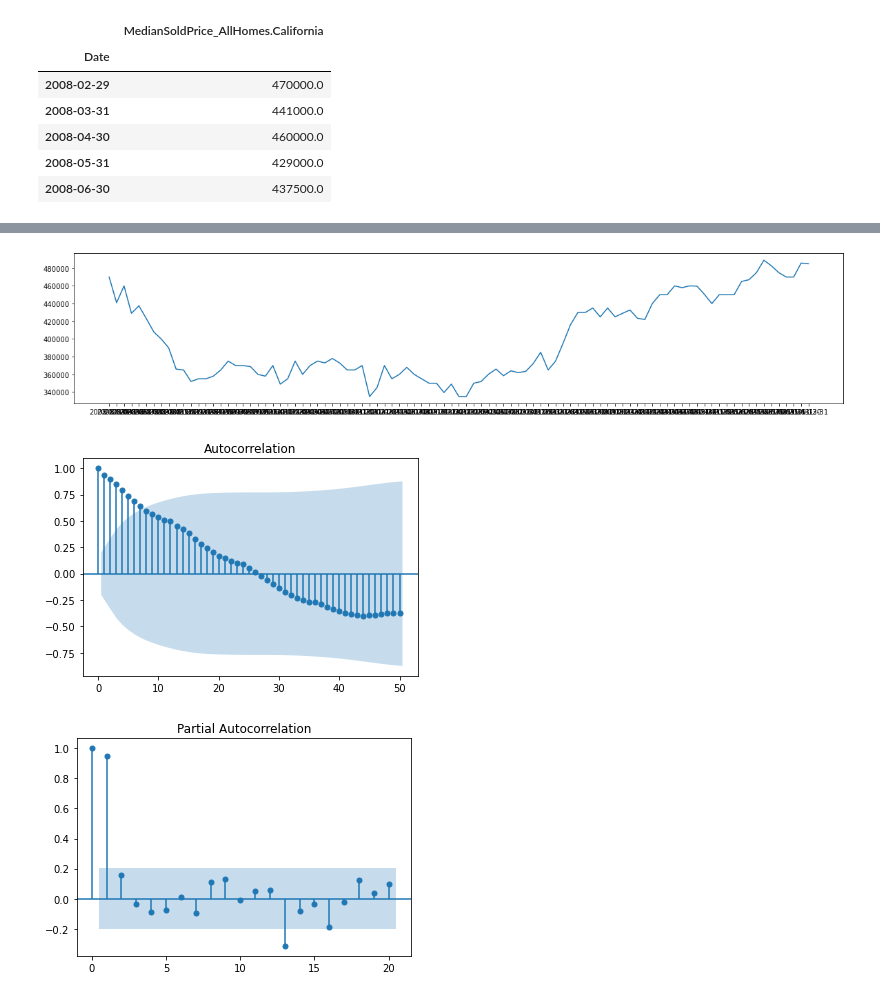
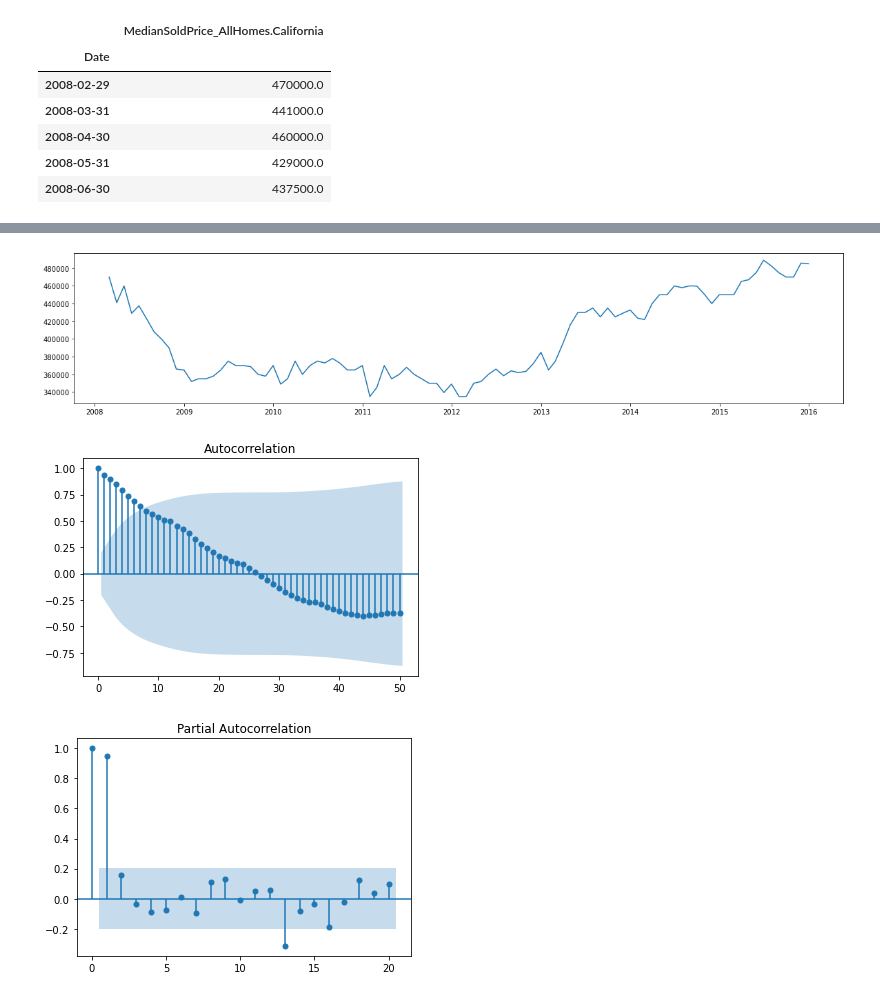
Before and after one commit to camilochaves10/time-series-group-project, a Jupyter notebook: time_series_group_project.ipynb, the cells around one changed output, grey strips where cells are left out. Drawn from its saved outputs; the diff is of its cells as text; code cells hidden in the pictures.

```diff
--- a/time_series_group_project.ipynb
+++ b/time_series_group_project.ipynb
@@ -98,15 +128,19 @@ median_price_df.isnull()
 # %%
-median_price_df=median_price_df.dropna()
+df_train=median_price_df.dropna()
+df_test=median_price_df[-12:]
+# %%
+df_train.index = pd.to_datetime(df_train.index)
+df_test.index = pd.to_datetime(df_test.index)
 # %%
 fig,ax=plt.subplots(figsize=(20,4))
-ax.plot(median_price_df)
+ax.plot(df_train)
 plt.show()
-plot_acf(median_price_df,lags=50)
+plot_acf(df_train,lags=50)
 plt.show()
-plot_pacf(median_price_df,lags=20)
+plot_pacf(df_train,lags=20)
 plt.show()
 # %% [output]
-[figure, old version]
+[figure, new version]
 [figure]
 [figure]
 # %%
```
Also changed, not shown: parts of 20 cells of this notebook.
